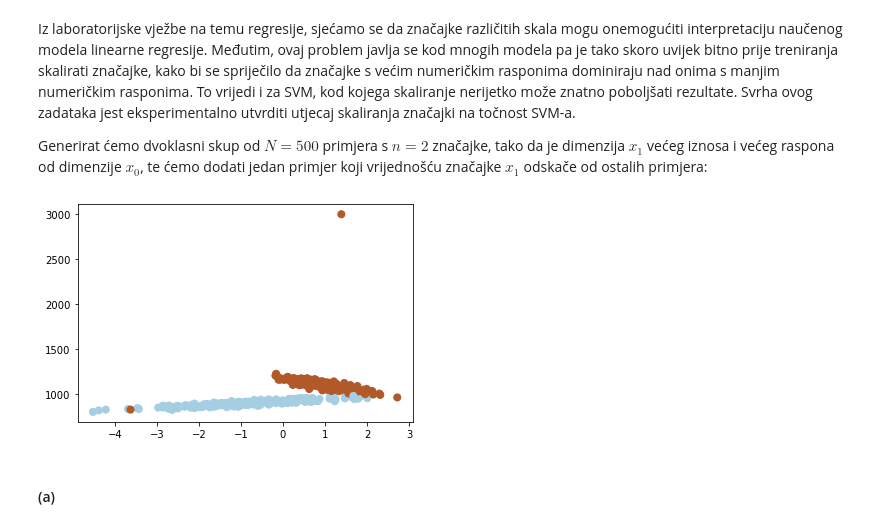
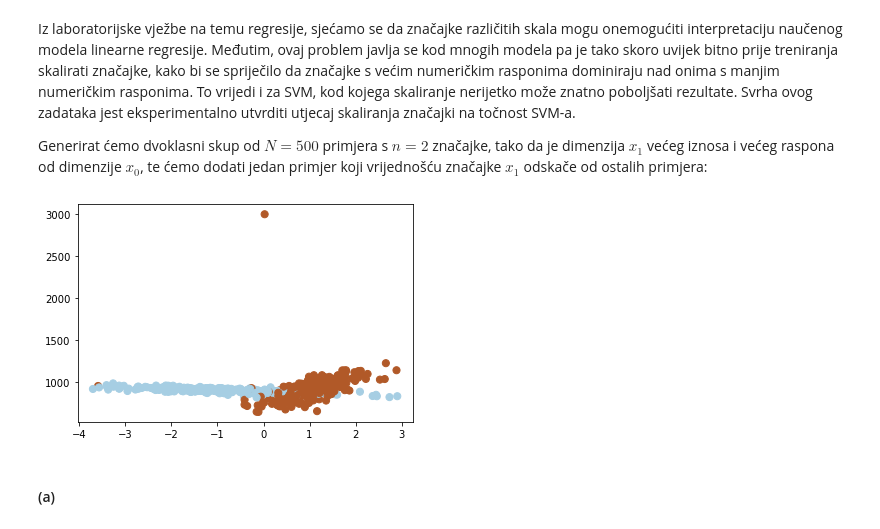
Before and after one commit to MCubek/strojno1Lab, a Jupyter notebook: SU1-2021-08-09-10-SVM.ipynb, the cells around one changed output. Saved outputs shown, nothing was run; the diff lists cells and outputs as text; code cells hidden in the pictures.

```diff
--- a/SU1-2021-08-09-10-SVM.ipynb
+++ b/SU1-2021-08-09-10-SVM.ipynb
@@ -298,14 +297,13 @@ Generirat ćemo dvoklasni skup od $N=500$ primjera s $n=2$ značajke, tako da je
 # %%
 from sklearn.datasets import make_classification
 
-X, y = make_classification(n_samples=500, n_features=2, n_classes=2, n_redundant=0, n_clusters_per_class=1,
-                           random_state=69)
+X, y = make_classification(n_samples=500, n_features=2, n_classes=2, n_redundant=0, n_clusters_per_class=1)
 X[:, 1] = X[:, 1] * 100 + 1000
 X[0, 1] = 3000
 
 plot_2d_svc_problem(X, y)
 # %% [output]
-[figure, old version]
+[figure, new version]
 # %% [markdown]
 #### (a)
 # %% [markdown]
```
Also changed, not shown: parts of 7 cells of this notebook.
